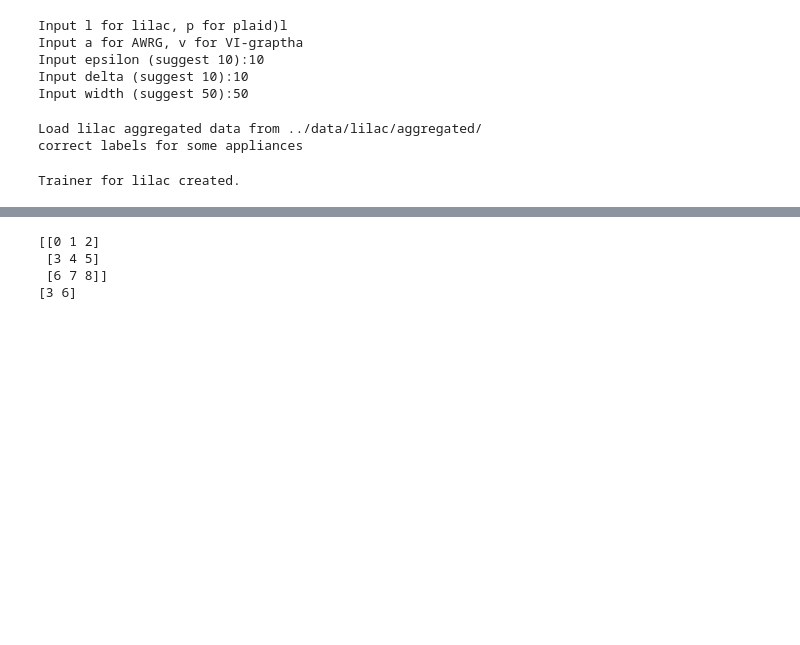
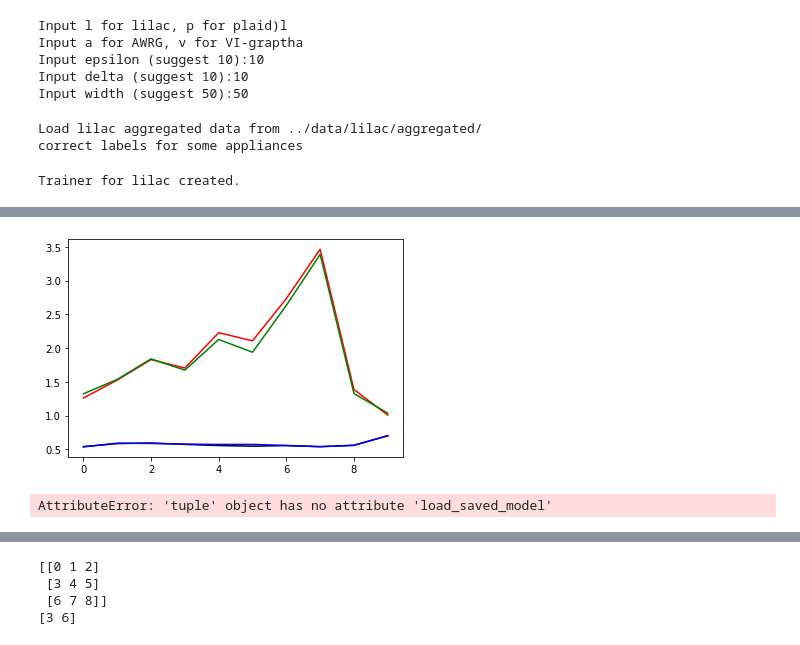
Before and after one commit to qypalice/AWRG4NILM, a Jupyter notebook: notebook/CodeTest.ipynb, the cells around one changed output, grey strips where cells are left out. Saved outputs shown, nothing was run; the diff lists cells and outputs as text; code cells hidden in the pictures; blank space fills up the shorter version.

```diff
--- a/notebook/CodeTest.ipynb
+++ b/notebook/CodeTest.ipynb
@@ -54 +61,7 @@ Trainer for lilac created.
+# %%
+# test_the_model()
+test_the_model(trainer, num_class, checkpoint,file_name)
+# %% [output]
+[figure, added]
+AttributeError: 'tuple' object has no attribute 'load_saved_model'
 # %%
```
Also changed, not shown: parts of 3 cells of this notebook, 23 other files.
